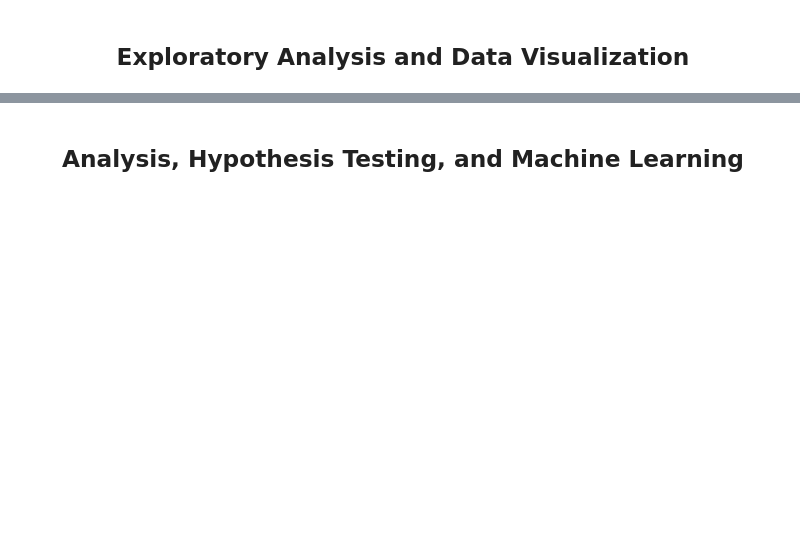
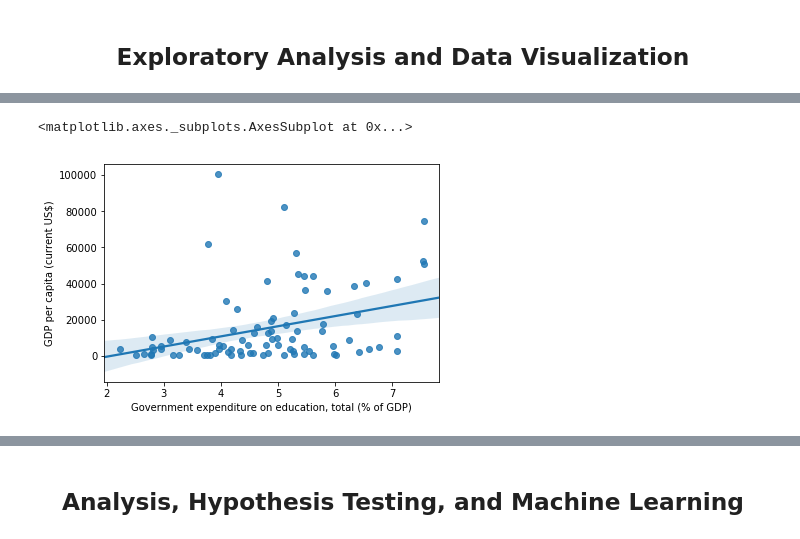
Before and after one commit to thechuster/thechuster.github.io, a Jupyter notebook: FinalProject.ipynb, the cells around one changed output, grey strips where cells are left out. Cells and saved outputs as stored; diff of their text form; code cells hidden in the pictures; blank space fills up the shorter version.

```diff
--- a/FinalProject.ipynb
+++ b/FinalProject.ipynb
@@ -173,0 +154,5 @@ dataGDP
+# %%
+sns.regplot(x="Government expenditure on education, total (% of GDP)", y="GDP per capita (current US$)", data=predictors)
+# %% [output]
+<matplotlib.axes._subplots.AxesSubplot at 0x...>
+[figure, added]
```
Also changed, not shown: parts of 23 cells of this notebook.
